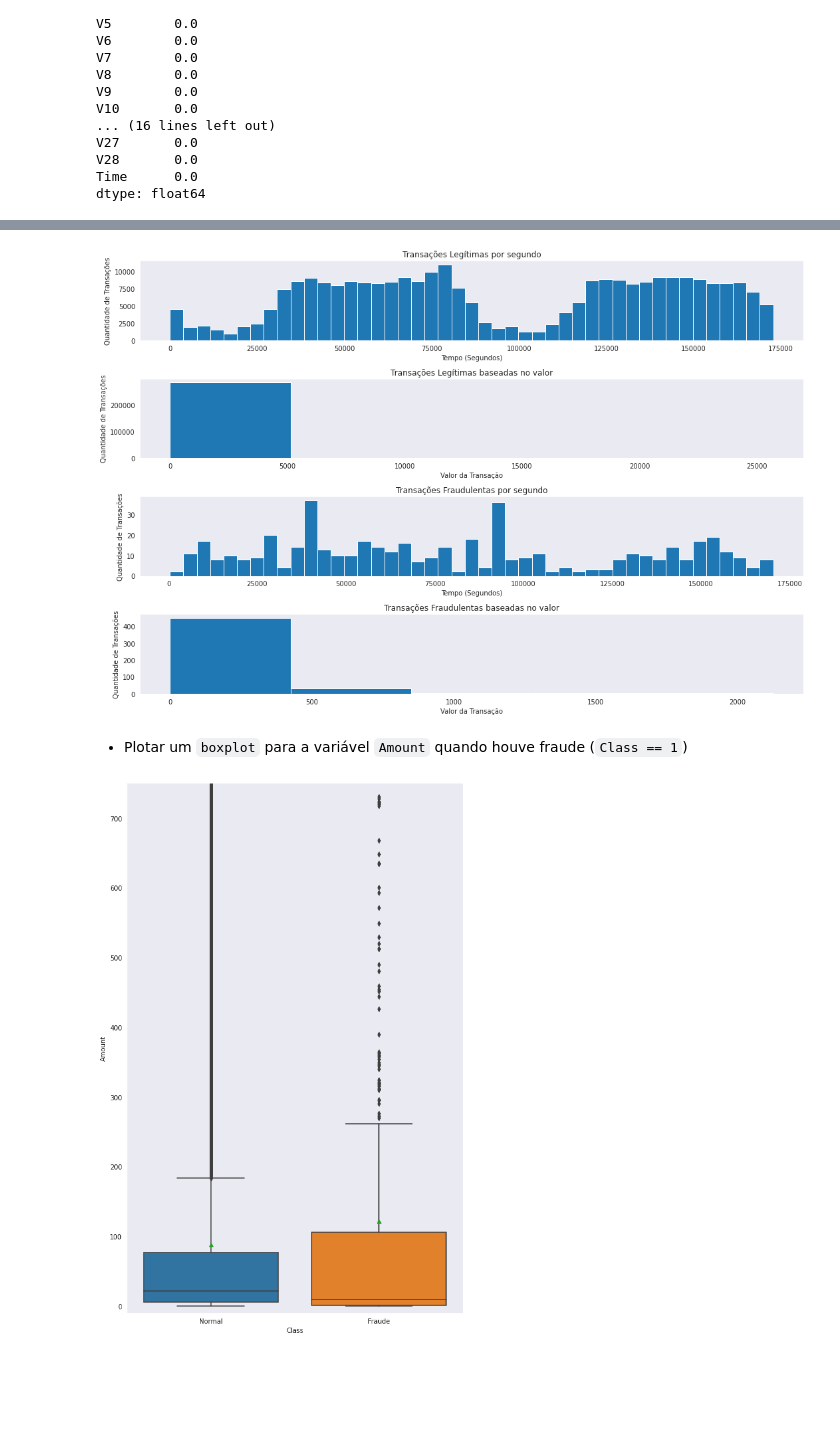
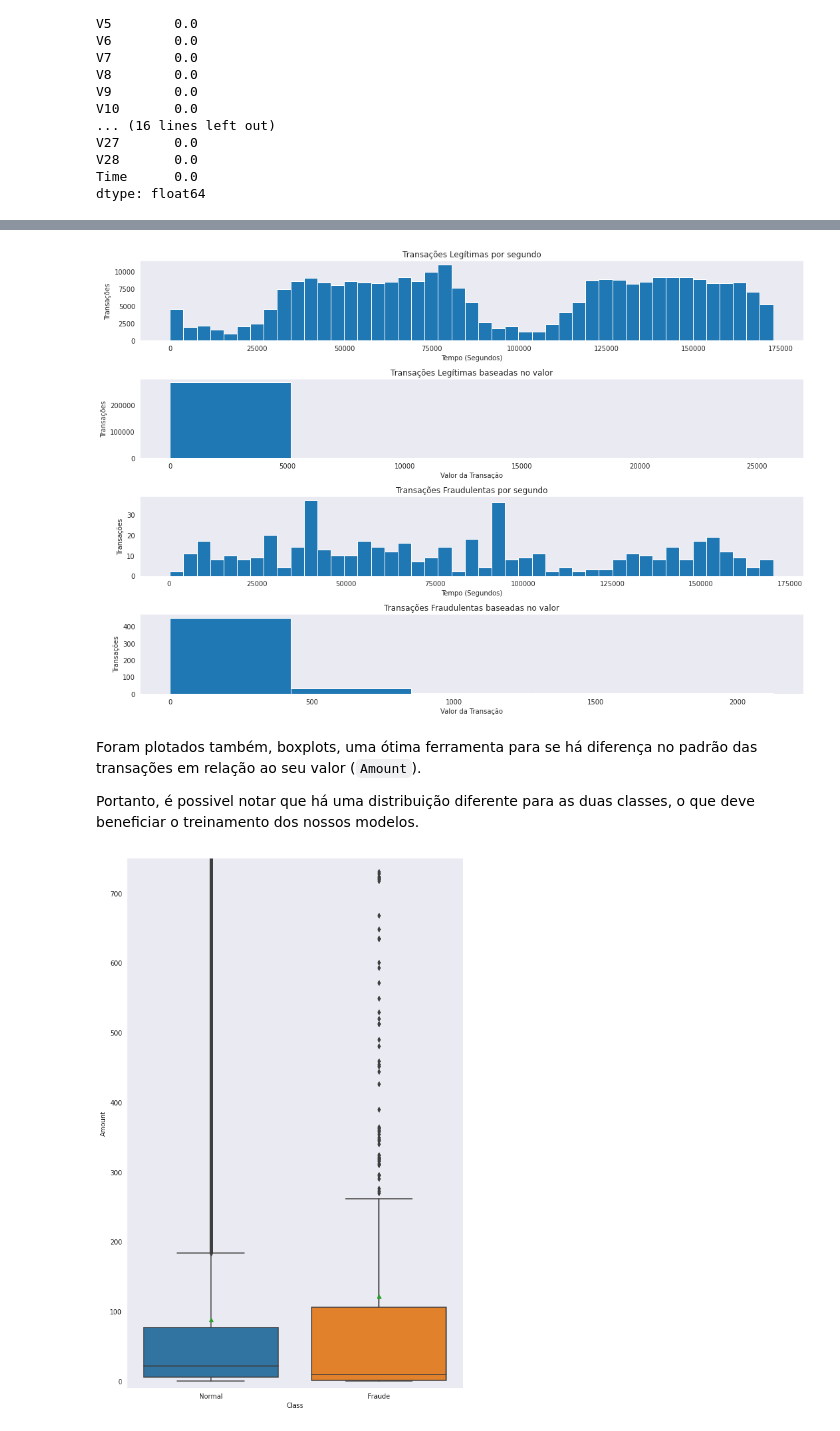
Before and after one commit to JoaoGustavo29/Portfolio_DataScience, a Jupyter notebook: Detecção_de_Fraude_em_Cartões_de_Crédito.ipynb, the cells around one changed output, grey strips where cells are left out. Drawn from its saved outputs; the diff is of its cells as text; code cells hidden in the pictures; blank space fills up the shorter version.

```diff
--- a/Detecção_de_Fraude_em_Cartões_de_Crédito.ipynb
+++ b/Detecção_de_Fraude_em_Cartões_de_Crédito.ipynb
@@ -158,34 +175,36 @@ Fraudes representam 0.1727% do dataset.
 # %%
 fig, ax = plt.subplots(nrows=4, ncols=1, figsize=(15,10))
 
 num_bins_time = 45
 num_bins_amount = 5
 
 ax[0].hist(df.Time[df.Class == 0], bins=num_bins_time)
 ax[0].set_title('Transações Legítimas por segundo')
-ax[0].set_ylabel('Quantidade de Transações')
+ax[0].set_ylabel('Transações')
 ax[0].set_xlabel('Tempo (Segundos)')
 
 ax[1].hist(df.Amount[df.Class == 0], bins=num_bins_amount)
 ax[1].set_title('Transações Legítimas baseadas no valor')
-ax[1].set_ylabel('Quantidade de Transações')
+ax[1].set_ylabel('Transações')
 ax[1].set_xlabel('Valor da Transação')
 
 ax[2].hist(df.Time[df.Class == 1], bins=num_bins_time)
 ax[2].set_title('Transações Fraudulentas por segundo')
-ax[2].set_ylabel('Quantidade de Transações')
+ax[2].set_ylabel('Transações')
 ax[2].set_xlabel('Tempo (Segundos)')
 
 ax[3].hist(df.Amount[df.Class == 1], bins=num_bins_amount)
 ax[3].set_title('Transações Fraudulentas baseadas no valor')
-ax[3].set_ylabel('Quantidade de Transações')
+ax[3].set_ylabel('Transações')
 ax[3].set_xlabel('Valor da Transação')
 
 plt.tight_layout();
 # %% [output]
-[figure, old version]
+[figure, new version]
-# %% [markdown]
-* Plotar um `boxplot` para a variável `Amount` quando houve fraude (`Class == 1`)
+# %% [markdown]
+Foram plotados também, boxplots, uma ótima ferramenta para se há diferença no padrão das transações em relação ao seu valor (`Amount`).
+
+Portanto, é possivel notar que há uma distribuição diferente para as duas classes, o que deve beneficiar o treinamento dos nossos modelos.
 # %%
 fig , ax = plt.subplots(figsize=(8, 12), sharex=True)
 
```
Also changed, not shown: parts of 28 cells of this notebook.
